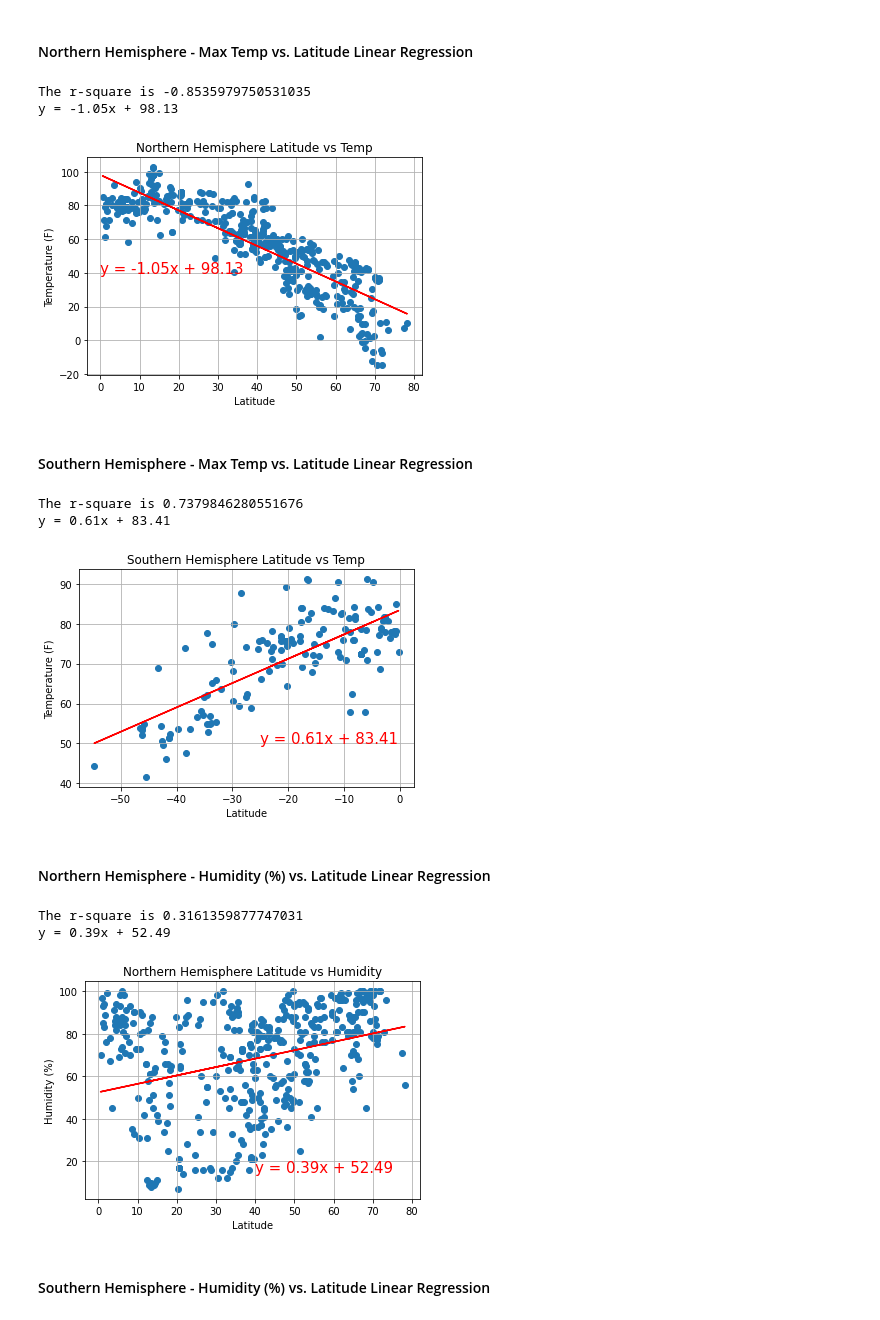
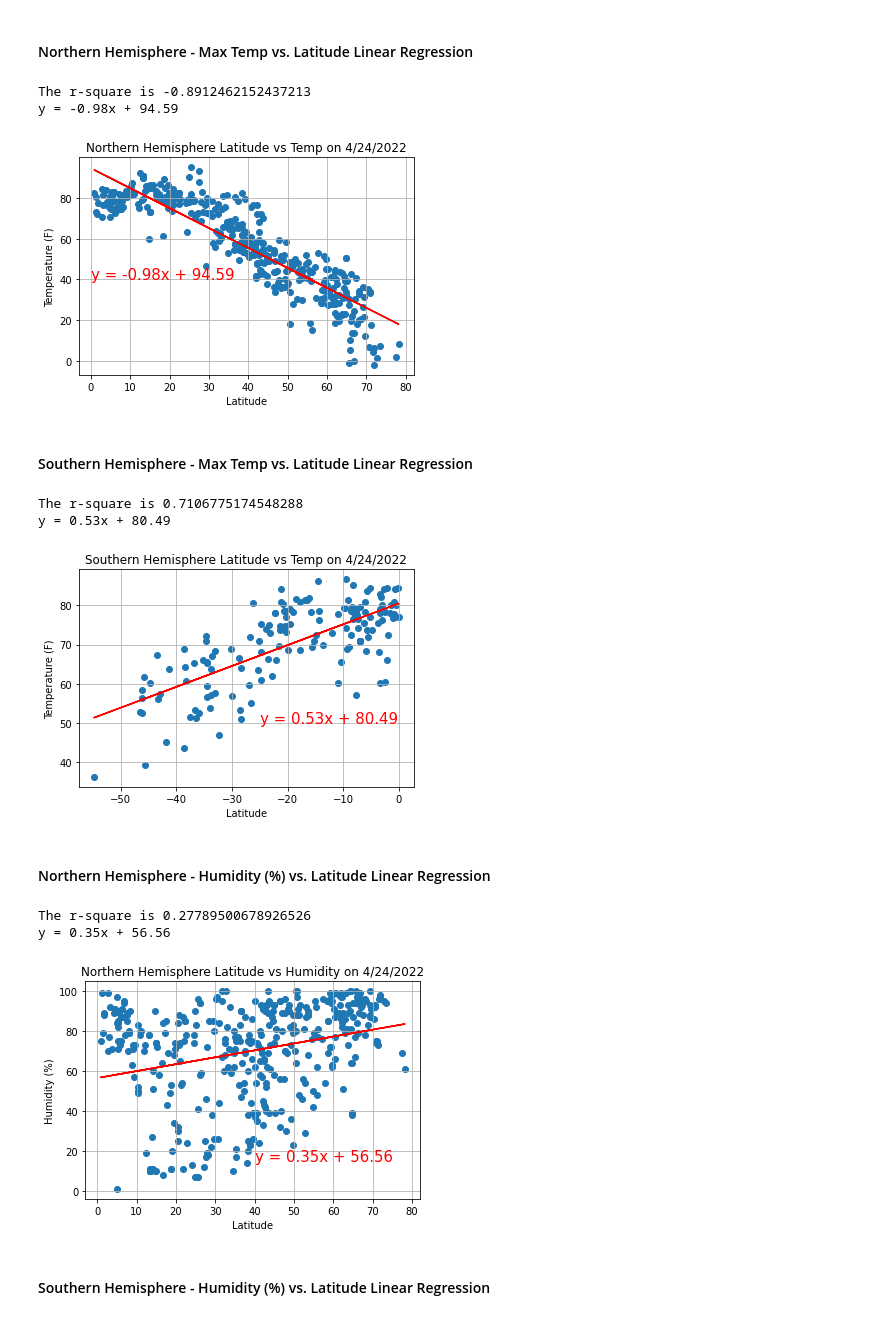
Before and after one commit to mward95/Python_API_Challenge_, a Jupyter notebook: Final_code/WeatherPy.ipynb, the cells around one changed output. Saved outputs shown, nothing was run; the diff lists cells and outputs as text; code cells hidden in the pictures.

```diff
--- a/Final_code/WeatherPy.ipynb
+++ b/Final_code/WeatherPy.ipynb
@@ -296,7 +296,7 @@ regEQplotY = 40
 #label the y axis
 y_label = "Temperature (F)"
 #title
-plt.title(f'Northern Hemisphere Latitude vs Temp')
+plt.title(f"Northern Hemisphere Latitude vs Temp on 4/24/2022")
 #run the function with all 5 variables
 linearRegression(x_values,y_values,regEQplotX,regEQplotY,y_label)
 
@@ -305,9 +305,9 @@ linearRegression(x_values,y_values,regEQplotX,regEQplotY,y_label)
 plt.savefig("./figures/NHL_vs_temp.png", bbox_inches='tight')
 plt.show()
 # %% [output]
-The r-square is -0.8535979750531035
-y = -1.05x + 98.13
+The r-square is -0.8912462152437213
+y = -0.98x + 94.59
-[figure, old version]
+[figure, new version]
 # %% [markdown]
 ####  Southern Hemisphere - Max Temp vs. Latitude Linear Regression
 # %%
@@ -316,7 +316,7 @@ y_values = Southern_DF["Max Temp"]
 regEQplotX = -25
 regEQplotY = 50
 y_label = "Temperature (F)"
-plt.title(f"Southern Hemisphere Latitude vs Temp")
+plt.title(f"Southern Hemisphere Latitude vs Temp on 4/24/2022")
 linearRegression(x_values,y_values,regEQplotX,regEQplotY,y_label)
 
 
@@ -324,27 +324,27 @@ linearRegression(x_values,y_values,regEQplotX,regEQplotY,y_label)
 plt.savefig("./figures/SHL_vs_temp.png", bbox_inches='tight')
 plt.show()
 # %% [output]
-The r-square is 0.7379846280551676
-y = 0.61x + 83.41
+The r-square is 0.7106775174548288
+y = 0.53x + 80.49
-[figure, old version]
+[figure, new version]
 # %% [markdown]
 ####  Northern Hemisphere - Humidity (%) vs. Latitude Linear Regression
 # %%
 x_values = Northern_DF["Lat"]
 y_values = Northern_DF["Humidity"]
 regEQplotX = 40
 regEQplotY = 15
 y_label = "Humidity (%)"
-plt.title(f"Northern Hemisphere Latitude vs Humidity")
+plt.title(f"Northern Hemisphere Latitude vs Humidity on 4/24/2022")
 linearRegression(x_values,y_values,regEQplotX,regEQplotY,y_label)
 
 
 plt.savefig("./figures/NH_humidity_vs_lat_regress.png", bbox_inches='tight')
 plt.show()
 # %% [output]
-The r-square is 0.3161359877747031
-y = 0.39x + 52.49
+The r-square is 0.27789500678926526
+y = 0.35x + 56.56
-[figure, old version]
+[figure, new version]
 # %% [markdown]
 ####  Southern Hemisphere - Humidity (%) vs. Latitude Linear Regression
 # %%
```
Also changed, not shown: parts of 15 cells of this notebook, 15 other files.
